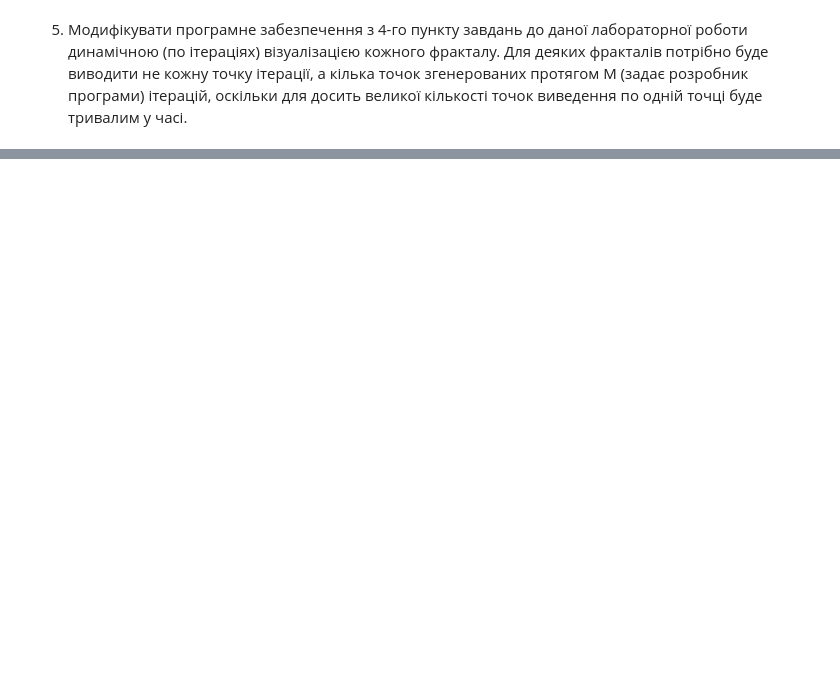
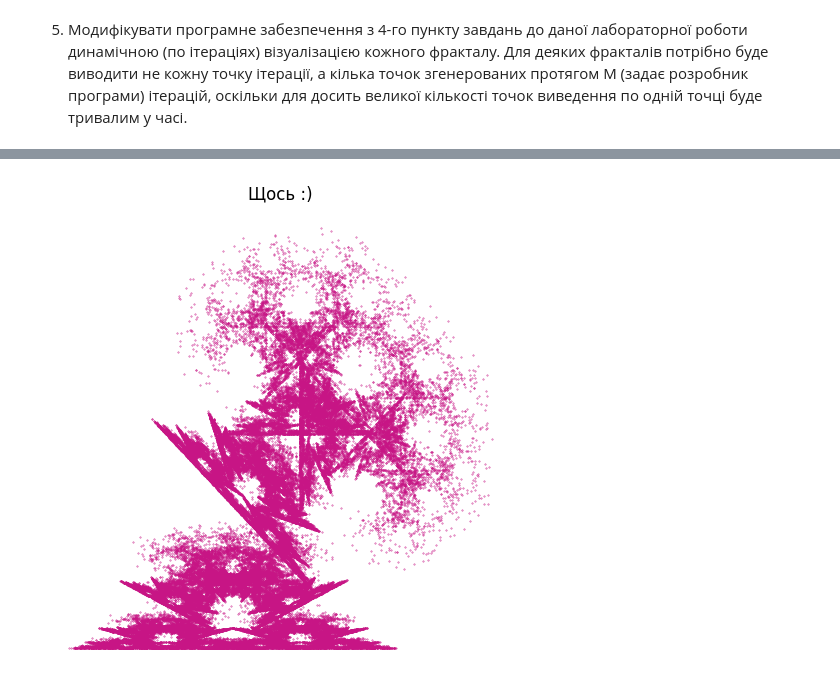
Before and after one commit to Angelina-Grbchh/Computer-Vision-Basics-Part2, a Jupyter notebook: Lab 6/lab6.ipynb, the cells around one changed output, grey strips where cells are left out. Drawn from its saved outputs; the diff is of its cells as text; code cells hidden in the pictures; blank space fills up the shorter version.

```diff
--- a/Lab 6/lab6.ipynb
+++ b/Lab 6/lab6.ipynb
@@ -323,0 +337,12 @@ plot_ifs_dynamic(fir_coeffs, fir_probs, n_points=5000, batch_size=10000, color='
+# %%
+butterfly_coeffs = [
+    [0.6, 0.0, 0.0, 0.3, -0.2, 0.0],
+    [-0.6, 0.0, 0.0, 0.3, 0.2, 0.0],
+    [0.5, 0.5, -0.5, 0.5, 0.0, 0.4],
+    [-0.5, 0.5, 0.5, 0.5, 0.0, 0.4]
+]
+butterfly_probs = [0.25, 0.25, 0.25, 0.25]
+
+plot_ifs_fractal(butterfly_coeffs, butterfly_probs, color='mediumvioletred', title='Щось :)')
+# %% [output]
+[figure, added]
```
Also changed, not shown: parts of 22 cells of this notebook.
